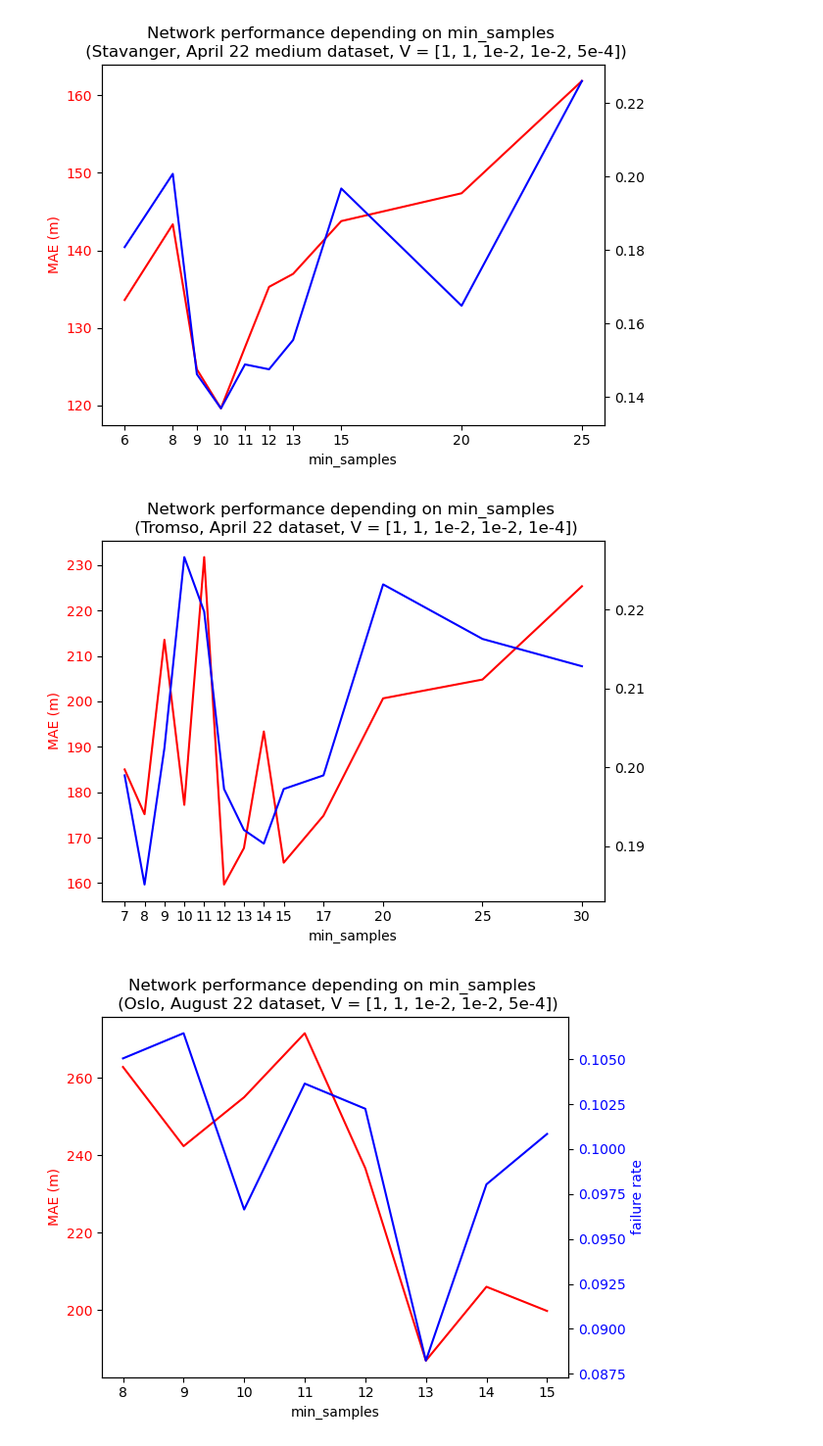
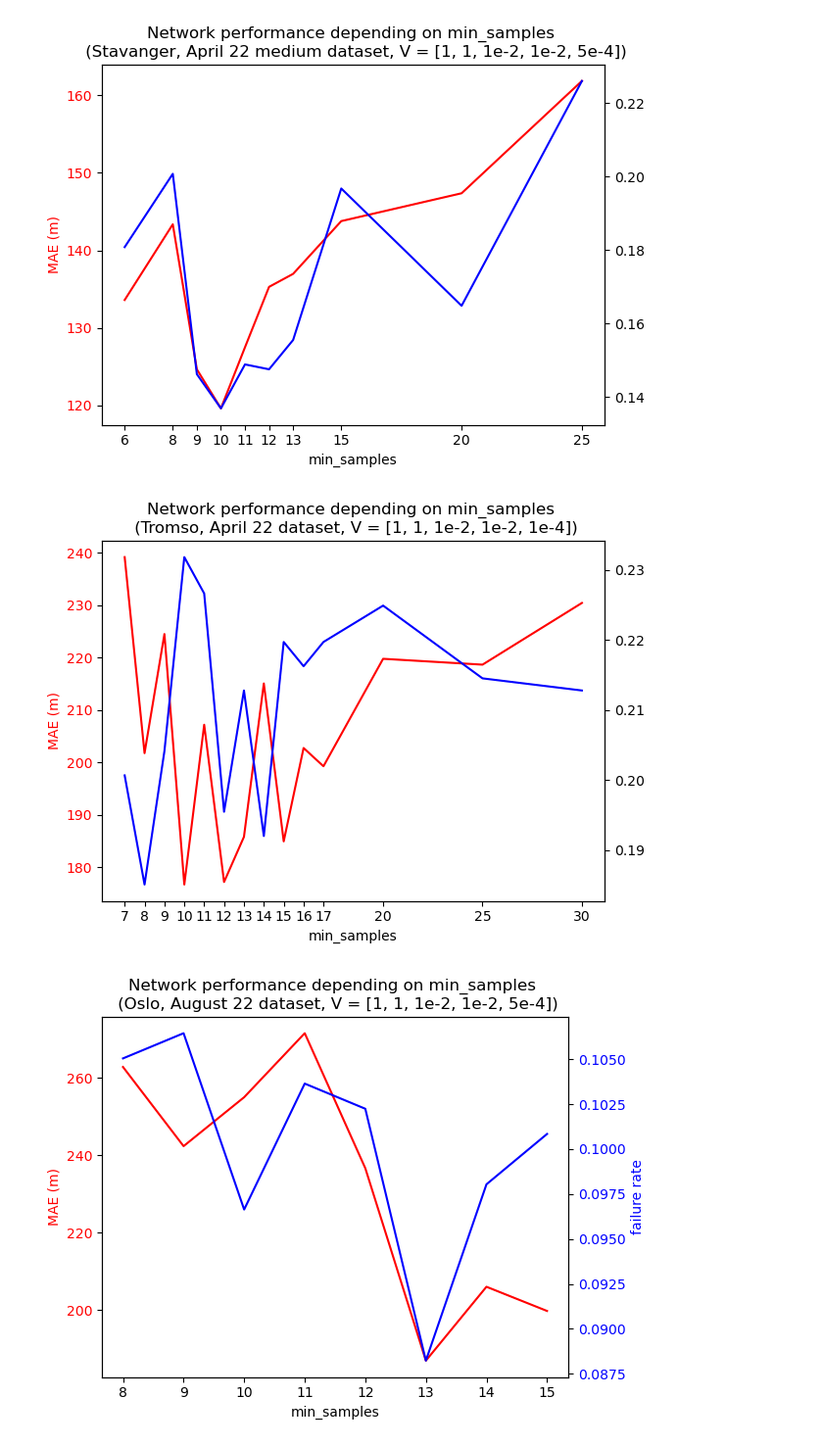
Before and after one commit to vhffm/maritime_route_prediction, a Jupyter notebook: notebooks/11_parameters_analysis.ipynb, the cells around one changed output. Shown: that part at 98% size. Saved outputs shown, nothing was run; the diff lists cells and outputs as text; code cells hidden in the pictures.

```diff
--- a/notebooks/11_parameters_analysis.ipynb
+++ b/notebooks/11_parameters_analysis.ipynb
@@ -130,29 +132,29 @@ fig.show()
 # %%
 # DEPENDENCE: MIN_SAMPLES (Tromso)
 eval_df.sort_values(by='min_samples', inplace=True)
 fig, ax1 = plt.subplots()
 
 ax1.set_xlabel('min_samples')
 ax1.set_ylabel('MAE (m)', color='red')
 ax1.tick_params(axis='y', labelcolor='red')
 
 ax2.set_ylabel('failure rate', color='blue')
 ax2.tick_params(axis='y', labelcolor='blue')
 
-filter = (eval_df['n_points']==796177) & (eval_df['V 5']==5e-4) & (eval_df['V 3,4']==1e-2) & (eval_df['algorithm']=='V2.0')
+filter = (eval_df['n_points']==796177) & (eval_df['V 5']==5e-4) & (eval_df['V 3,4']==1e-2) & (eval_df['algorithm']=='V3.0')
 x = eval_df[filter]['min_samples']
 ax1.set_xticks(x)
 ax2 = ax1.twinx()
 y1 = eval_df[filter]['Mean']
 y2 = 1-eval_df[filter]['success']
 ax1.plot(x, y1, color='red')
 ax2.plot(x, y2, color='blue')
 
 plt.title('Network performance depending on min_samples \n (Tromso, April 22 dataset, V = [1, 1, 1e-2, 1e-2, 1e-4])')
 fig.tight_layout()  # otherwise the right y-label is slightly clipped
 fig.show()
 # %% [output]
-[figure, old version]
+[figure, new version]
 # %%
 # DEPENDENCE: MIN_SAMPLES (Oslo)
 eval_df.sort_values(by='min_samples', inplace=True)
```
Also changed, not shown: parts of 7 cells of this notebook, 21 other files.
